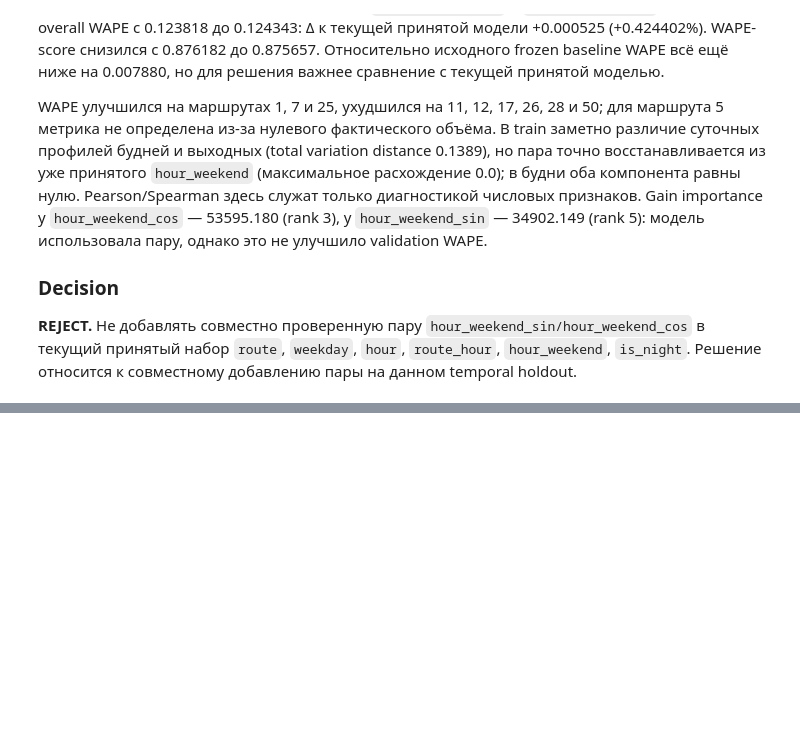
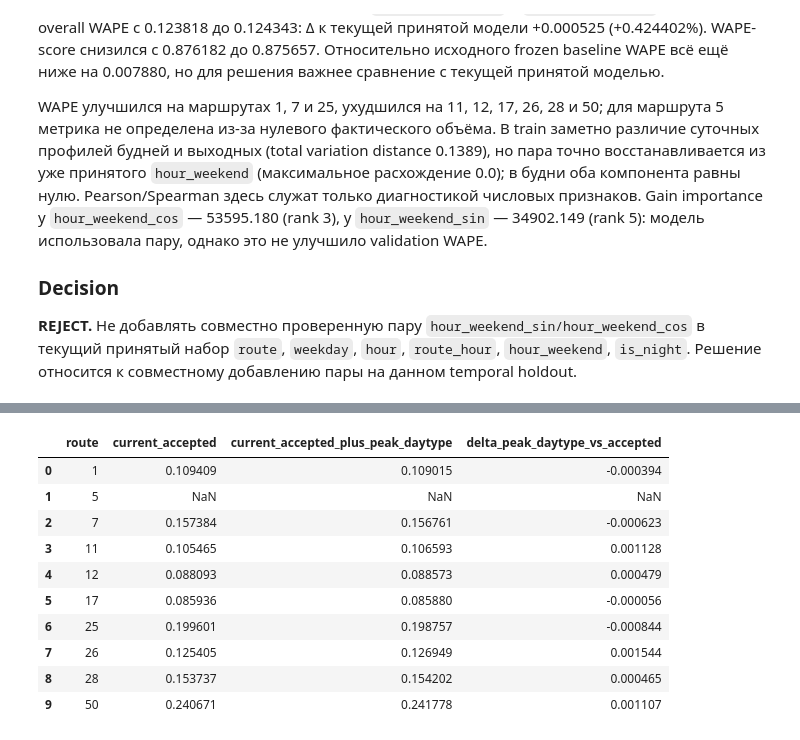
Before and after one commit to rapogahu/MT-Hackathon-2026, a Jupyter notebook: ml/notebooks/feature_engineering.ipynb, the cells around one changed output, grey strips where cells are left out. Cells and saved outputs as stored; diff of their text form; code cells hidden in the pictures; blank space fills up the shorter version.

```diff
--- a/ml/notebooks/feature_engineering.ipynb
+++ b/ml/notebooks/feature_engineering.ipynb
@@ -3066,0 +3251,71 @@ WAPE улучшился на маршрутах 1, 7 и 25, ухудшился
+# %%
+peak_daytype_actual = pd.read_csv(
+    VALID_HOURLY_PATH, sep=";", usecols=["boardings"]
+)["boardings"].to_numpy()
+if (
+    len(peak_daytype_actual) != len(validation_keys)
+    or peak_daytype_actual.sum() == 0
+):
+    raise ValueError("Invalid validation targets")
+if any(
+    len(prediction) != len(peak_daytype_actual)
+    or not np.isfinite(prediction).all()
+    for prediction in peak_daytype_predictions.values()
+):
+    raise ValueError("Invalid validation predictions")
+
+peak_daytype_route_totals = (
+    pd.DataFrame({
+        "route": validation_keys["route"],
+        "actual": peak_daytype_actual,
+    })
+    .groupby("route")["actual"].sum()
+    .reindex(ROUTES)
+)
+peak_daytype_route_wape = pd.DataFrame(index=pd.Index(ROUTES, name="route"))
+peak_daytype_result_rows = []
+for experiment, add_peak_daytype in PEAK_DAYTYPE_EXPERIMENTS:
+    absolute_error = np.abs(
+        peak_daytype_actual - peak_daytype_predictions[experiment]
+    )
+    overall_wape = absolute_error.sum() / peak_daytype_actual.sum()
+    peak_daytype_result_rows.append({
+        "experiment": experiment,
+        "added_features": "peak_weekday, peak_weekend" if add_peak_daytype else "none",
+        "WAPE": overall_wape,
+        "WAPE_score": max(0.0, 1.0 - overall_wape),
+    })
+    route_error = (
+        pd.DataFrame({
+            "route": validation_keys["route"],
+            "absolute_error": absolute_error,
+        })
+        .groupby("route")["absolute_error"].sum()
+        .reindex(ROUTES)
+    )
+    peak_daytype_route_wape[experiment] = (
+        route_error / peak_daytype_route_totals.replace(0, np.nan)
+    )
+
+peak_daytype_results = pd.DataFrame(peak_daytype_result_rows)
+accepted_wape = peak_daytype_results.loc[
+    peak_daytype_results["experiment"].eq("current_accepted"), "WAPE"
+].iloc[0]
+peak_daytype_results["delta_WAPE_vs_accepted"] = (
+    peak_daytype_results["WAPE"] - accepted_wape
+)
+peak_daytype_results["relative_delta_WAPE_vs_accepted_pct"] = (
+    100 * peak_daytype_results["delta_WAPE_vs_accepted"] / accepted_wape
+)
+peak_daytype_results["delta_WAPE_vs_frozen_baseline"] = (
+    peak_daytype_results["WAPE"] - frozen_overall_wape
+)
+peak_daytype_route_wape["delta_peak_daytype_vs_accepted"] = (
+    peak_daytype_route_wape["current_accepted_plus_peak_daytype"]
+    - peak_daytype_route_wape["current_accepted"]
+)
+print("Overall validation results:")
+display(peak_daytype_results.round(6))
+print("Validation WAPE by route:")
+display(peak_daytype_route_wape.reset_index().round(6))
+# %% [output]
@@ -3066,0 +3327,11 @@ WAPE улучшился на маршрутах 1, 7 и 25, ухудшился
+|  | route | current_accepted | current_accepted_plus_peak_daytype | delta_peak_daytype_vs_accepted |
+| 0 | 1 | 0.109409 | 0.109015 | -0.000394 |
+| 1 | 5 | NaN | NaN | NaN |
+| 2 | 7 | 0.157384 | 0.156761 | -0.000623 |
+| 3 | 11 | 0.105465 | 0.106593 | 0.001128 |
+| 4 | 12 | 0.088093 | 0.088573 | 0.000479 |
+| 5 | 17 | 0.085936 | 0.085880 | -0.000056 |
+| 6 | 25 | 0.199601 | 0.198757 | -0.000844 |
+| 7 | 26 | 0.125405 | 0.126949 | 0.001544 |
+| 8 | 28 | 0.153737 | 0.154202 | 0.000465 |
+| 9 | 50 | 0.240671 | 0.241778 | 0.001107 |
```
Also changed, not shown: parts of 13 cells of this notebook, 1 other file.
